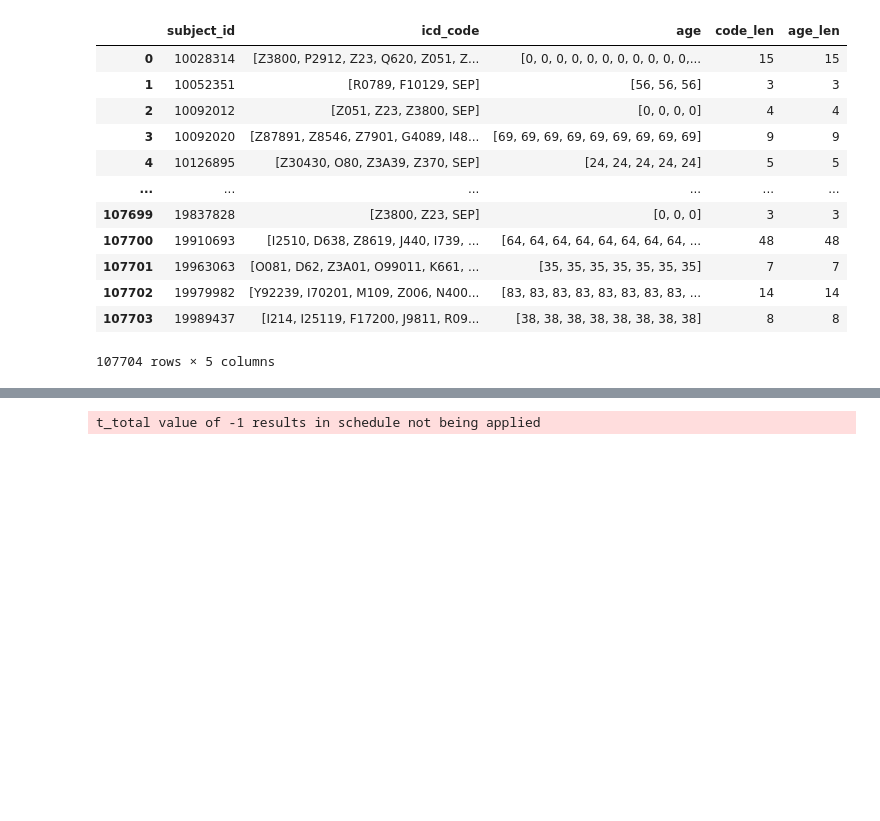
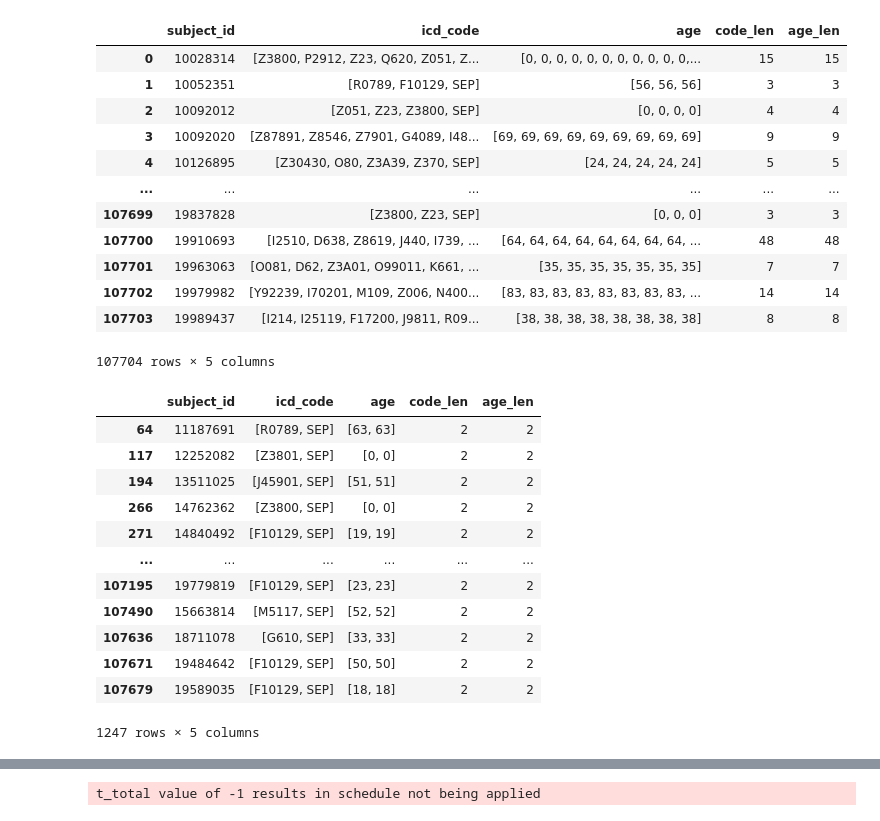
Before and after one commit to johagg17/Master-thesis, a Jupyter notebook: MLM.ipynb, the cells around one changed output, grey strips where cells are left out. Saved outputs shown, nothing was run; the diff lists cells and outputs as text; code cells hidden in the pictures; blank space fills up the shorter version.

```diff
--- a/MLM.ipynb
+++ b/MLM.ipynb
@@ -99,5 +99,23 @@ data
 | 107702 | 19979982 | [Y92239, I70201, M109, Z006, N400... | [83, 83, 83, 83, 83, 83, 83, 83, ... | 14 | 14 |
 | 107703 | 19989437 | [I214, I25119, F17200, J9811, R09... | [38, 38, 38, 38, 38, 38, 38, 38] | 8 | 8 |
 107704 rows × 5 columns
+# %%
+traindata = data[data['code_len'] < 3]
+# %%
+traindata
+# %% [output]
+|  | subject_id | icd_code | age | code_len | age_len |
+| 64 | 11187691 | [R0789, SEP] | [63, 63] | 2 | 2 |
+| 117 | 12252082 | [Z3801, SEP] | [0, 0] | 2 | 2 |
+| 194 | 13511025 | [J45901, SEP] | [51, 51] | 2 | 2 |
+| 266 | 14762362 | [Z3800, SEP] | [0, 0] | 2 | 2 |
+| 271 | 14840492 | [F10129, SEP] | [19, 19] | 2 | 2 |
+| ... | ... | ... | ... | ... | ... |
+| 107195 | 19779819 | [F10129, SEP] | [23, 23] | 2 | 2 |
+| 107490 | 15663814 | [M5117, SEP] | [52, 52] | 2 | 2 |
+| 107636 | 18711078 | [G610, SEP] | [33, 33] | 2 | 2 |
+| 107671 | 19484642 | [F10129, SEP] | [50, 50] | 2 | 2 |
+| 107679 | 19589035 | [F10129, SEP] | [18, 18] | 2 | 2 |
+1247 rows × 5 columns
 # %%
 tokenizer = EHRTokenizer()
```
Also changed, not shown: parts of 14 cells of this notebook, 2 other files.
